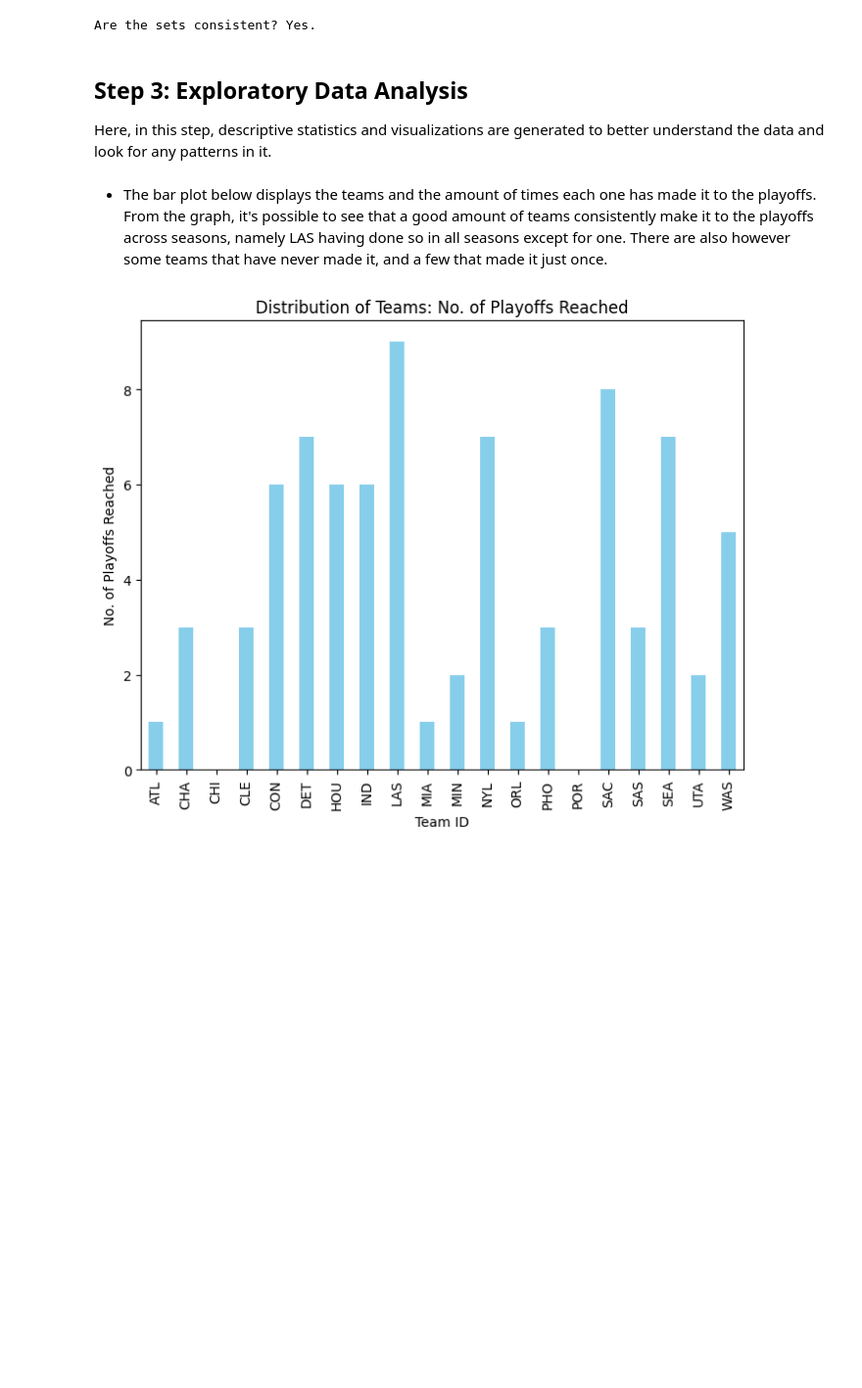
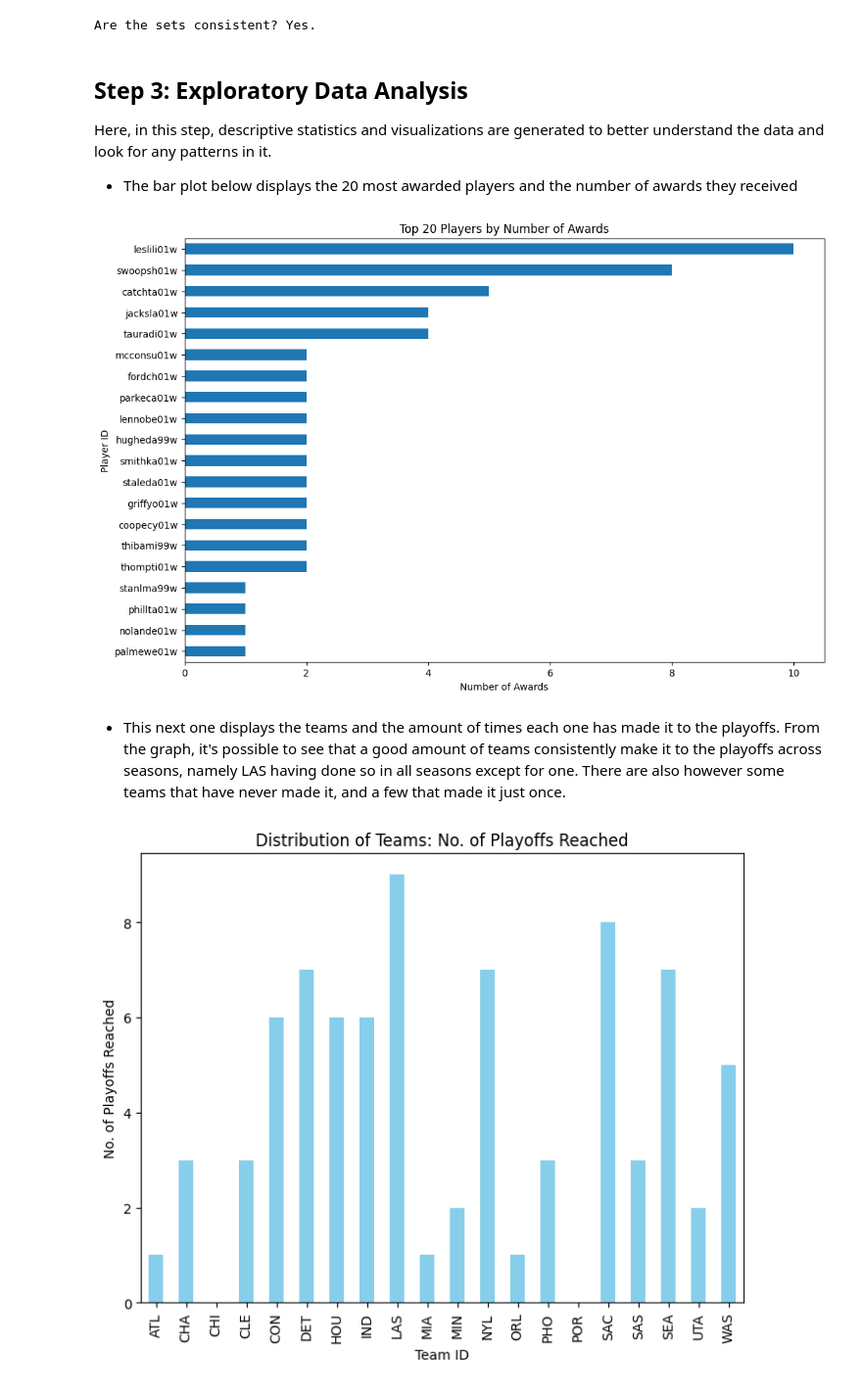
Before and after one commit to Pedro-CAB/AC-Project, a Jupyter notebook: data_analysis.ipynb, the cells around one changed output. Shown at 98% size. Cells and saved outputs as stored; diff of their text form; code cells hidden in the pictures; blank space fills up the shorter version.

Commit message:
Added some plots

```diff
--- a/data_analysis.ipynb
+++ b/data_analysis.ipynb
@@ -568,6 +568,28 @@ Are the sets consistent? Yes.
 ## Step 3: Exploratory Data Analysis
 
 Here, in this step, descriptive statistics and visualizations are generated to better understand the data and look for any patterns in it.
+
+- The bar plot below displays the 20 most awarded players and the number of awards they received
+# %%
+import matplotlib.pyplot as plt
+
+# TOP 20 PLAYERS BY NUMBER OF AWARDS
+
+# Group data by player and count the number of awards
+award_counts = awards_players['award'].groupby(awards_players['playerID']).count()
+
+# Sort the players by the number of awards received in descending order
+award_counts = award_counts.sort_values(ascending=False)
+
+# Create a horizontal bar chart
+award_counts[:20].plot(kind='barh', figsize=(12, 8))  # Display the top 20 players
+plt.title('Top 20 Players by Number of Awards')
+plt.xlabel('Number of Awards')
+plt.ylabel('Player ID')
+plt.gca().invert_yaxis()  # Invert the y-axis for the highest award count at the top
+plt.show()
+# %% [output]
+[figure, added]
 # %% [markdown]
-- The bar plot below displays the teams and the amount of times each one has made it to the playoffs. From the graph, it's possible to see that a good amount of teams consistently make it to the playoffs across seasons, namely LAS having done so in all seasons except for one. There are also however some teams that have never made it, and a few that made it just once.
+- This next one displays the teams and the amount of times each one has made it to the playoffs. From the graph, it's possible to see that a good amount of teams consistently make it to the playoffs across seasons, namely LAS having done so in all seasons except for one. There are also however some teams that have never made it, and a few that made it just once.
 # %%
```
Also changed, not shown: parts of 3 cells of this notebook.
